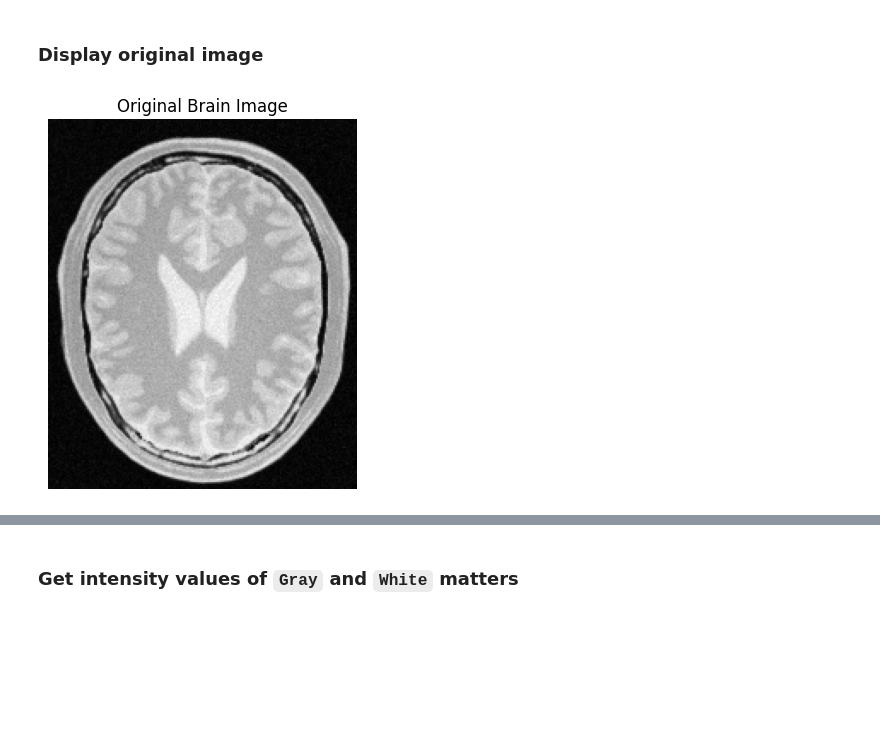
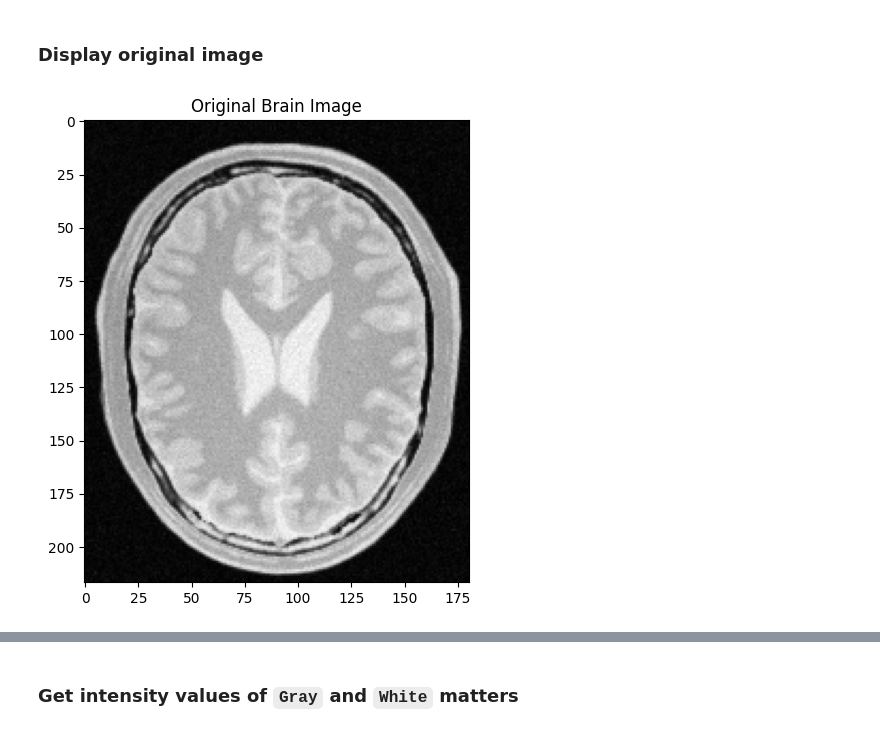
Before and after one commit to akhilaprabodha/EN3160-Image-Processing-and-Machine-Vision-Lab-Experiments, a Jupyter notebook: assignment_1/q2.ipynb, the cells around one changed output, grey strips where cells are left out. Drawn from its saved outputs; the diff is of its cells as text; code cells hidden in the pictures; blank space fills up the shorter version.

```diff
--- a/assignment_1/q2.ipynb
+++ b/assignment_1/q2.ipynb
@@ -5,17 +5,19 @@
 # %%
 import cv2 as cv
 import numpy as np
 import matplotlib.pyplot as plt
 
 # Load the brain proton density image
 image_path = r'C:\Users\Asus\Documents\GitHub\EN3160-Image-Processing-and-Machine-Vision-Lab-Experiments\assignment_1\a1images\brain_proton_density_slice.png'  # Update path to your image file
 brain_image = cv.imread(image_path, cv.IMREAD_GRAYSCALE)
 assert brain_image is not None, "Image not found."
 
-# Original image
+# Original image with axis
+plt.figure(figsize=(6, 6))
+
 plt.imshow(brain_image, cmap='gray')
 plt.title('Original Brain Image')
-plt.axis('off')
+plt.axis('on')  # Show axes
 plt.show()
 # %% [output]
-[figure, old version]
+[figure, new version]
```
Also changed, not shown: parts of 12 cells of this notebook, 5 other files.
